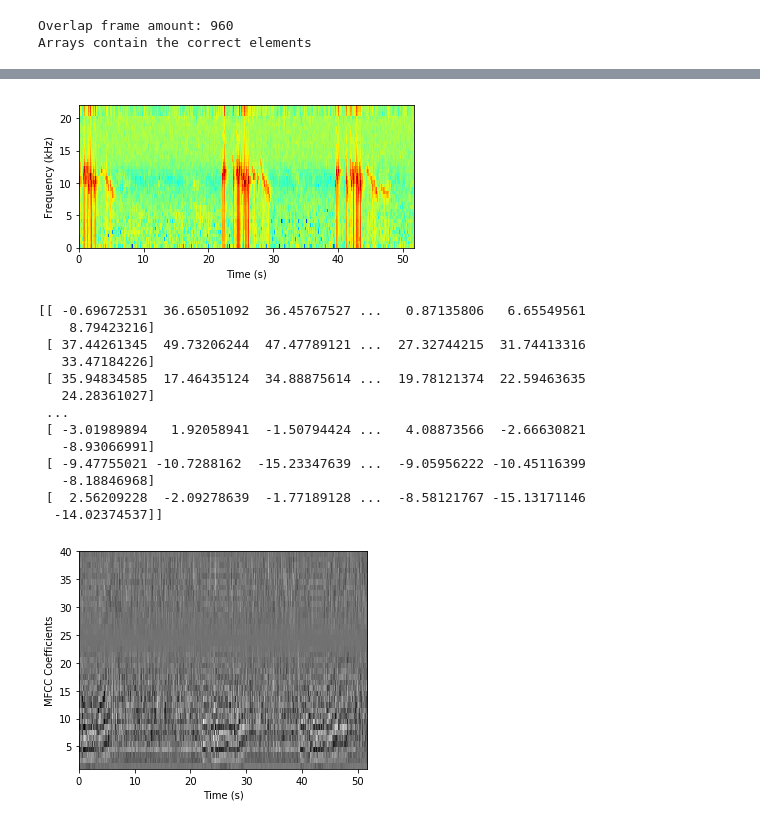
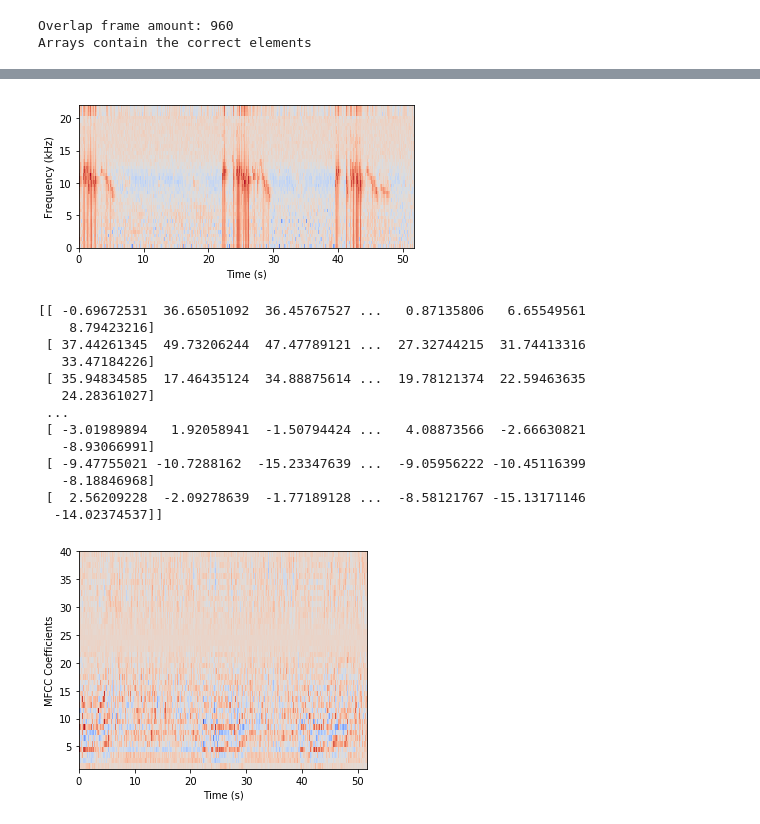
Before and after one commit to BAD-Classifier/Signal-Processing, a Jupyter notebook: MFCC_Final.ipynb, the cells around one changed output, grey strips where cells are left out. Drawn from its saved outputs; the diff is of its cells as text; code cells hidden in the pictures.

```diff
--- a/MFCC_Final.ipynb
+++ b/MFCC_Final.ipynb
@@ -220,12 +220,12 @@ print(filter_banks)
 # %%
 filter_banks -= (numpy.mean(filter_banks, axis=0) + numpy.finfo(float).eps)
-plt.imshow(numpy.flipud(filter_banks.T), cmap=cm.jet, extent=[0,total_time,0,22.05])
+plt.imshow(numpy.flipud(filter_banks.T), cmap=cm.coolwarm, extent=[0,total_time,0,22.05])
 plt.ylabel('Frequency (kHz)')
 plt.xlabel('Time (s)')
 plt.show()
 print(filter_banks)
 # %% [output]
-[figure, old version]
+[figure, new version]
 [[ -0.69672531  36.65051092  36.45767527 ...   0.87135806   6.65549561
     8.79423216]
  [ 37.44261345  49.73206244  47.47789121 ...  27.32744215  31.74413316
@@ -242,9 +242,9 @@ print(filter_banks)
 # %%
 mfcc -= (numpy.mean(mfcc, axis=0) + numpy.finfo(float).eps)
 
-plt.imshow(numpy.flipud(mfcc.T), cmap=cm.gray_r, extent=[0,total_time,1,numceps])
+plt.imshow(numpy.flipud(mfcc.T), cmap=cm.coolwarm, extent=[0,total_time,1,numceps])
 plt.ylabel('MFCC Coefficients')
 plt.xlabel('Time (s)')
 plt.show()
 # %% [output]
-[figure, old version]
+[figure, new version]
```
Also changed, not shown: parts of 3 cells of this notebook.
